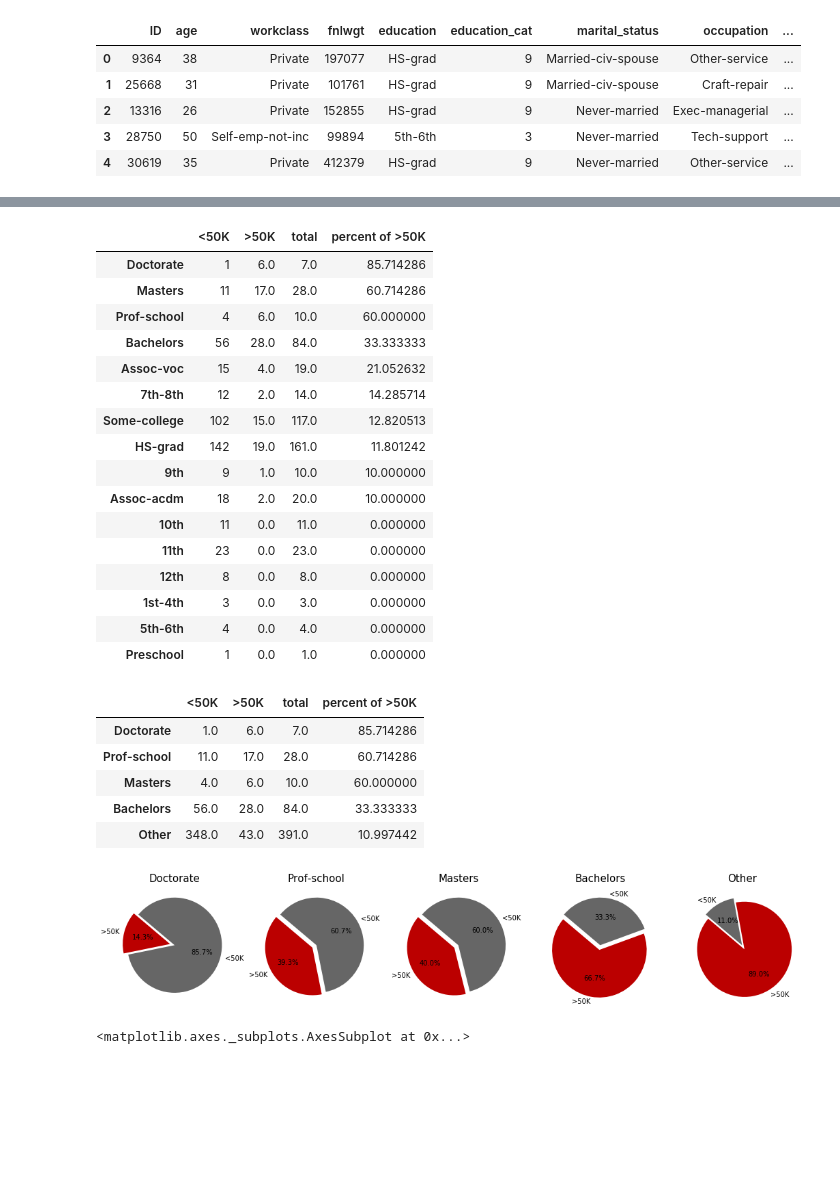
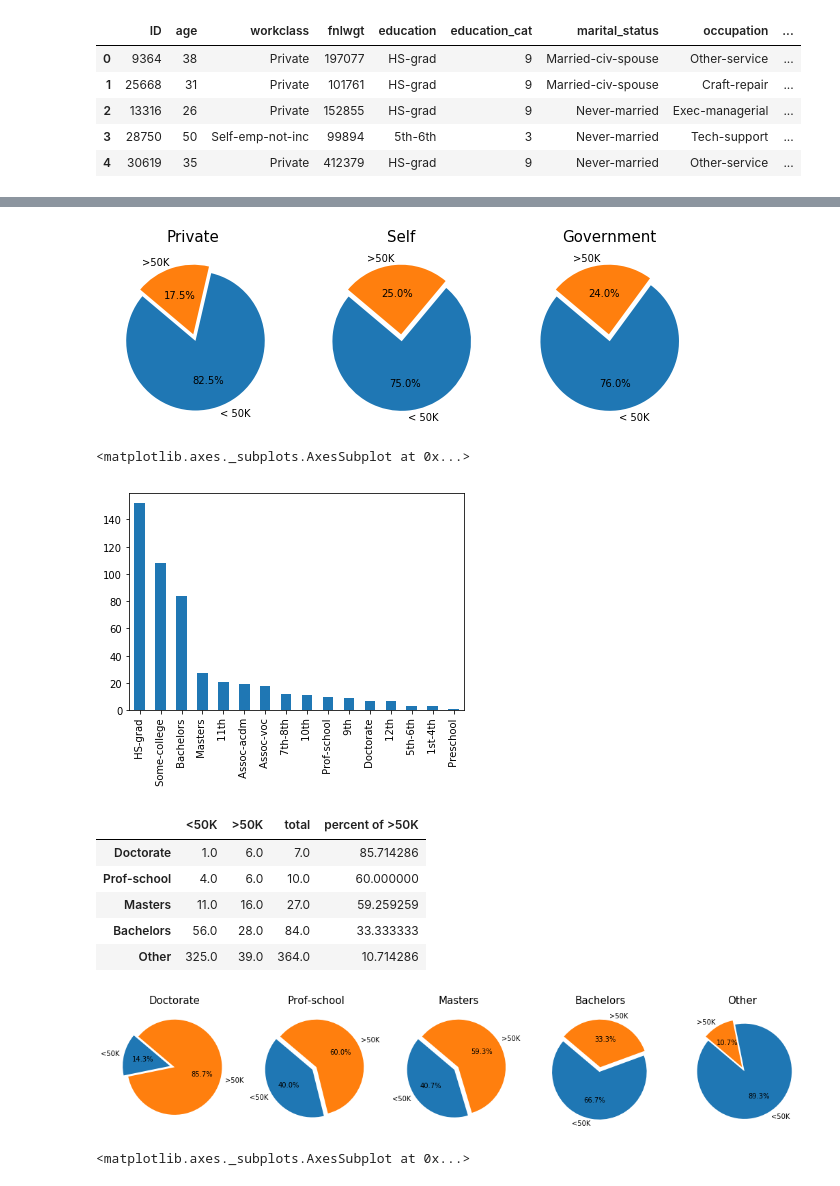
Before and after one commit to rajarshibiswas/Data-Mining, a Jupyter notebook: Project-1/EDA testing .ipynb, the cells around one changed output, grey strips where cells are left out. Drawn from its saved outputs; the diff is of its cells as text; code cells hidden in the pictures; blank space fills up the shorter version.

```diff
--- a/Project-1/EDA testing .ipynb
+++ b/Project-1/EDA testing .ipynb
@@ -50,3 +21,7 @@ Name: income>50K, dtype: int64
+# %%
+# clean the data
+# Same number of columns has ? so just remove those to overcome any adverse affect of outliers
+data = data[(data['workclass'] != ' ?') & (data['occupation'] != ' ?')]
 # %%
 # a function similar to make_df_simple, but with one more column
 def make_df(df, feature):
@@ -74,0 +96,16 @@ Name: >50K, dtype: int64
+# %%
+# Plot the age income distribtion
+plt.figure(figsize=(18, 3.2))
+for i in range(3):
+    labels = "< 50K", ">50K"
+    explode = (0.1, 0)
+    toPie = [df_age.iloc[i, 0], df_age.iloc[i, 1]]
+    plt.subplot(1, 5, i+1)
+    plt.pie(toPie, explode=explode, labels=labels, #colors=['#bb0000', '#666666'],
+        autopct='%1.1f%%', shadow=False, startangle=140);
+    if i == 0:
+        plt.title("(0 - 30) years", fontsize=15)
+    elif i == 1:
+        plt.title('(30 - 50) years', fontsize=15)
+    elif i == 2:
+        plt.title('(50 - 100) years', fontsize=15)
@@ -74,0 +155,18 @@ Name: >50K, dtype: int64
+# %%
+# Plot the Workgroup income distribtion
+plt.figure(figsize=(18, 3.2))
+for i in range(3):
+    labels = "< 50K", ">50K"
+    explode = (0.1, 0)
+    toPie = [df_work.iloc[i, 0], df_work.iloc[i, 1]]
+    plt.subplot(1, 5, i+1)
+    plt.pie(toPie, explode=explode, labels=labels, #colors=['#bb0000', '#666666'],
+        autopct='%1.1f%%', shadow=False, startangle=140);
+    if i == 0:
+        plt.title("Private", fontsize=15)
+    elif i == 1:
+        plt.title('Self', fontsize=15)
+    elif i == 2:
+        plt.title('Government', fontsize=15)
+# %% [output]
+[figure, added]
@@ -76,24 +176,10 @@ Name: >50K, dtype: int64
 # Distribution corresponding to Edudation
 df_ed = make_df(data, 'education')
 df_ed
+data.education.value_counts().plot(kind="bar")
 # %% [output]
-|  | <50K | >50K | total | percent of >50K |
-| Doctorate | 1 | 6.0 | 7.0 | 85.714286 |
-| Masters | 11 | 17.0 | 28.0 | 60.714286 |
-| Prof-school | 4 | 6.0 | 10.0 | 60.000000 |
-| Bachelors | 56 | 28.0 | 84.0 | 33.333333 |
-| Assoc-voc | 15 | 4.0 | 19.0 | 21.052632 |
-| 7th-8th | 12 | 2.0 | 14.0 | 14.285714 |
-| Some-college | 102 | 15.0 | 117.0 | 12.820513 |
-| HS-grad | 142 | 19.0 | 161.0 | 11.801242 |
-| 9th | 9 | 1.0 | 10.0 | 10.000000 |
-| Assoc-acdm | 18 | 2.0 | 20.0 | 10.000000 |
-| 10th | 11 | 0.0 | 11.0 | 0.000000 |
-| 11th | 23 | 0.0 | 23.0 | 0.000000 |
-| 12th | 8 | 0.0 | 8.0 | 0.000000 |
-| 1st-4th | 3 | 0.0 | 3.0 | 0.000000 |
-| 5th-6th | 4 | 0.0 | 4.0 | 0.000000 |
-| Preschool | 1 | 0.0 | 1.0 | 0.000000 |
+<matplotlib.axes._subplots.AxesSubplot at 0x...>
+[figure, added]
 # %%
 df_ed_temp = df_ed.loc[' Assoc-voc':' Preschool', :].copy()
 df_ed_temp2 = df_ed.loc[' Doctorate':' Bachelors', :].copy()
@@ -105,22 +191,22 @@ df_ed_new
 # %% [output]
 |  | <50K | >50K | total | percent of >50K |
 | Doctorate | 1.0 | 6.0 | 7.0 | 85.714286 |
-| Prof-school | 11.0 | 17.0 | 28.0 | 60.714286 |
-| Masters | 4.0 | 6.0 | 10.0 | 60.000000 |
+| Prof-school | 4.0 | 6.0 | 10.0 | 60.000000 |
+| Masters | 11.0 | 16.0 | 27.0 | 59.259259 |
 | Bachelors | 56.0 | 28.0 | 84.0 | 33.333333 |
-| Other | 348.0 | 43.0 | 391.0 | 10.997442 |
+| Other | 325.0 | 39.0 | 364.0 | 10.714286 |
 # %%
 plt.figure(figsize=(18, 3.2))
 for i in range(5):
-    labels = ">50K", "<50K"
+    labels = "<50K", ">50K"
     explode = (0.1, 0)
     toPie = [df_ed_new.iloc[i, 0], df_ed_new.iloc[i, 1]]
     plt.subplot(1, 5, i+1)
-    plt.pie(toPie, explode=explode, labels=labels, colors=['#bb0000', '#666666'],
+    plt.pie(toPie, explode=explode, labels=labels, #colors=['#bb0000', '#666666'],
         autopct='%1.1f%%', shadow=False, startangle=140);
     plt.title(df_ed_new.index[i], fontsize=15)
 # %% [output]
-[figure, old version]
+[figure, new version]
 # %%
 df_ed_new["percent of >50K"].plot()
 # %% [output]
```
Also changed, not shown: parts of 55 cells of this notebook, 1 other file.
